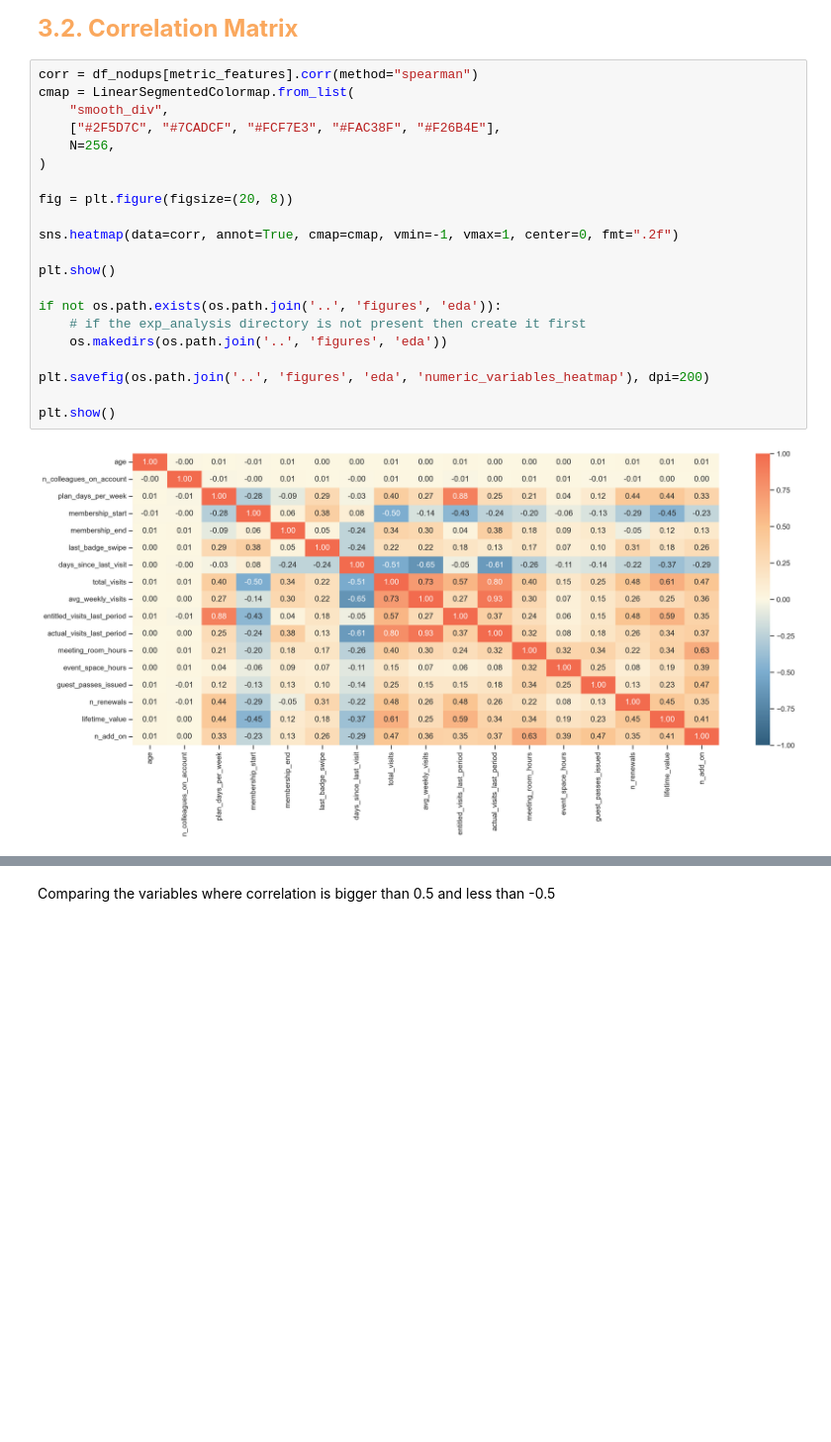
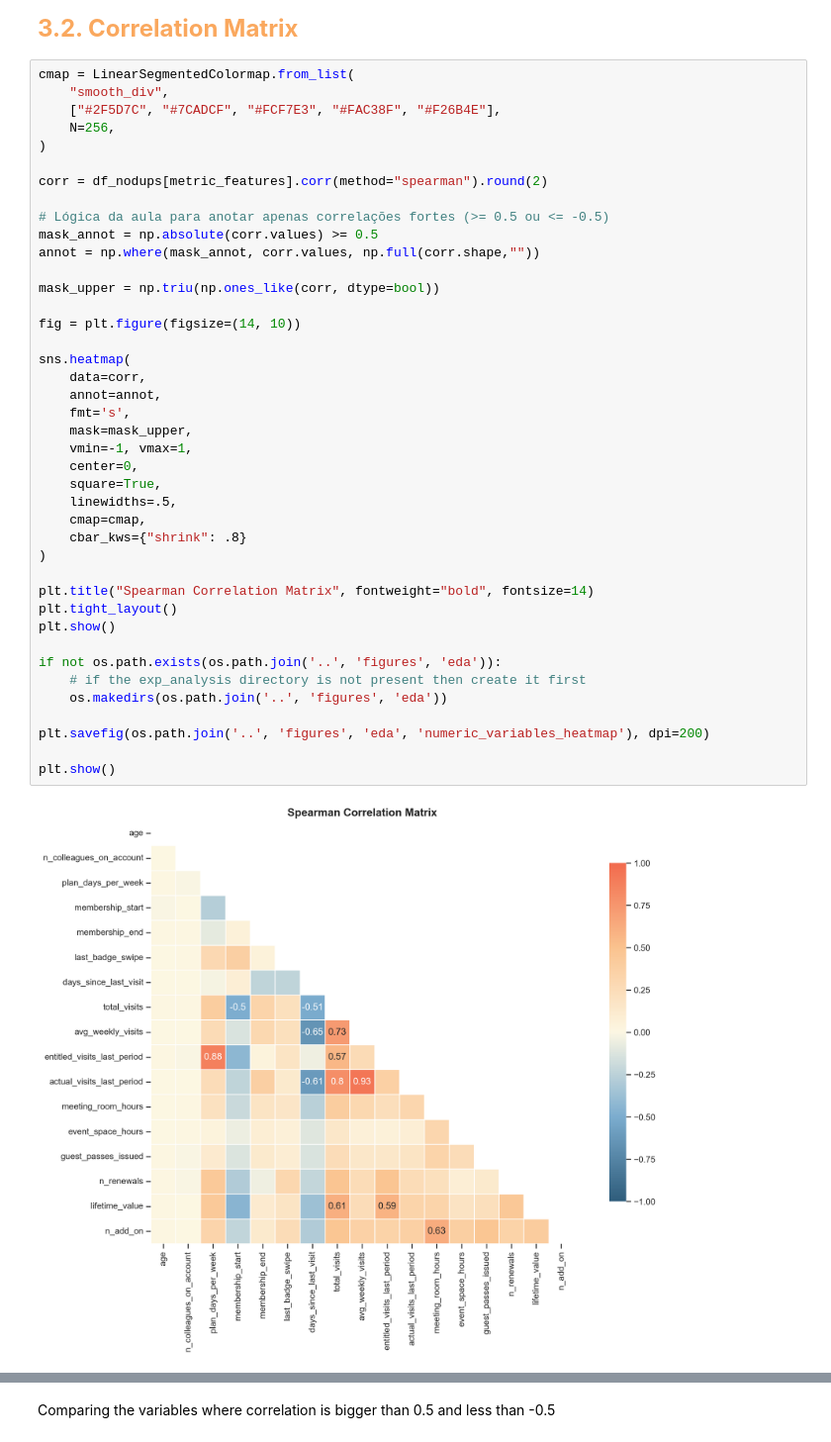
Before and after one commit to saradfalves/DM_Group20, a Jupyter notebook: notebooks/Group20_EDA_Code.ipynb, the cells around one changed output, grey strips where cells are left out. Shown at 99% size. Saved outputs shown, nothing was run; the diff lists cells and outputs as text; blank space fills up the shorter version.

```diff
--- a/notebooks/Group20_EDA_Code.ipynb
+++ b/notebooks/Group20_EDA_Code.ipynb
@@ -248,28 +248,48 @@ metric_features = df_nodups.columns.drop(non_metric_features).to_list()
 # %% [markdown]
 <b><font size="5" color="#FAA85E">3.2. Correlation Matrix</font></b><br>
 # %%
-corr = df_nodups[metric_features].corr(method="spearman")
 cmap = LinearSegmentedColormap.from_list(
     "smooth_div",
     ["#2F5D7C", "#7CADCF", "#FCF7E3", "#FAC38F", "#F26B4E"],
     N=256,
 )
 
-fig = plt.figure(figsize=(20, 8))
+corr = df_nodups[metric_features].corr(method="spearman").round(2)
 
-sns.heatmap(data=corr, annot=True, cmap=cmap, vmin=-1, vmax=1, center=0, fmt=".2f")
+# Lógica da aula para anotar apenas correlações fortes (>= 0.5 ou <= -0.5)
+mask_annot = np.absolute(corr.values) >= 0.5
+annot = np.where(mask_annot, corr.values, np.full(corr.shape,""))
 
+mask_upper = np.triu(np.ones_like(corr, dtype=bool))
+
+fig = plt.figure(figsize=(14, 10))
+
+sns.heatmap(
+    data=corr,
+    annot=annot,
+    fmt='s',
+    mask=mask_upper,
+    vmin=-1, vmax=1,
+    center=0,
+    square=True,
+    linewidths=.5,
+    cmap=cmap,
+    cbar_kws={"shrink": .8}
+)
+
+plt.title("Spearman Correlation Matrix", fontweight="bold", fontsize=14)
+plt.tight_layout()
 plt.show()
 
 if not os.path.exists(os.path.join('..', 'figures', 'eda')):
     # if the exp_analysis directory is not present then create it first
     os.makedirs(os.path.join('..', 'figures', 'eda'))
 
 plt.savefig(os.path.join('..', 'figures', 'eda', 'numeric_variables_heatmap'), dpi=200)
 
 plt.show()
 # %% [output]
-[figure, old version]
+[figure, new version]
 <Figure size 640x480 with 0 Axes>
 # %% [markdown]
 Comparing the variables where correlation is bigger than 0.5 and less than -0.5
```
Also changed, not shown: parts of 1 cell of this notebook.
